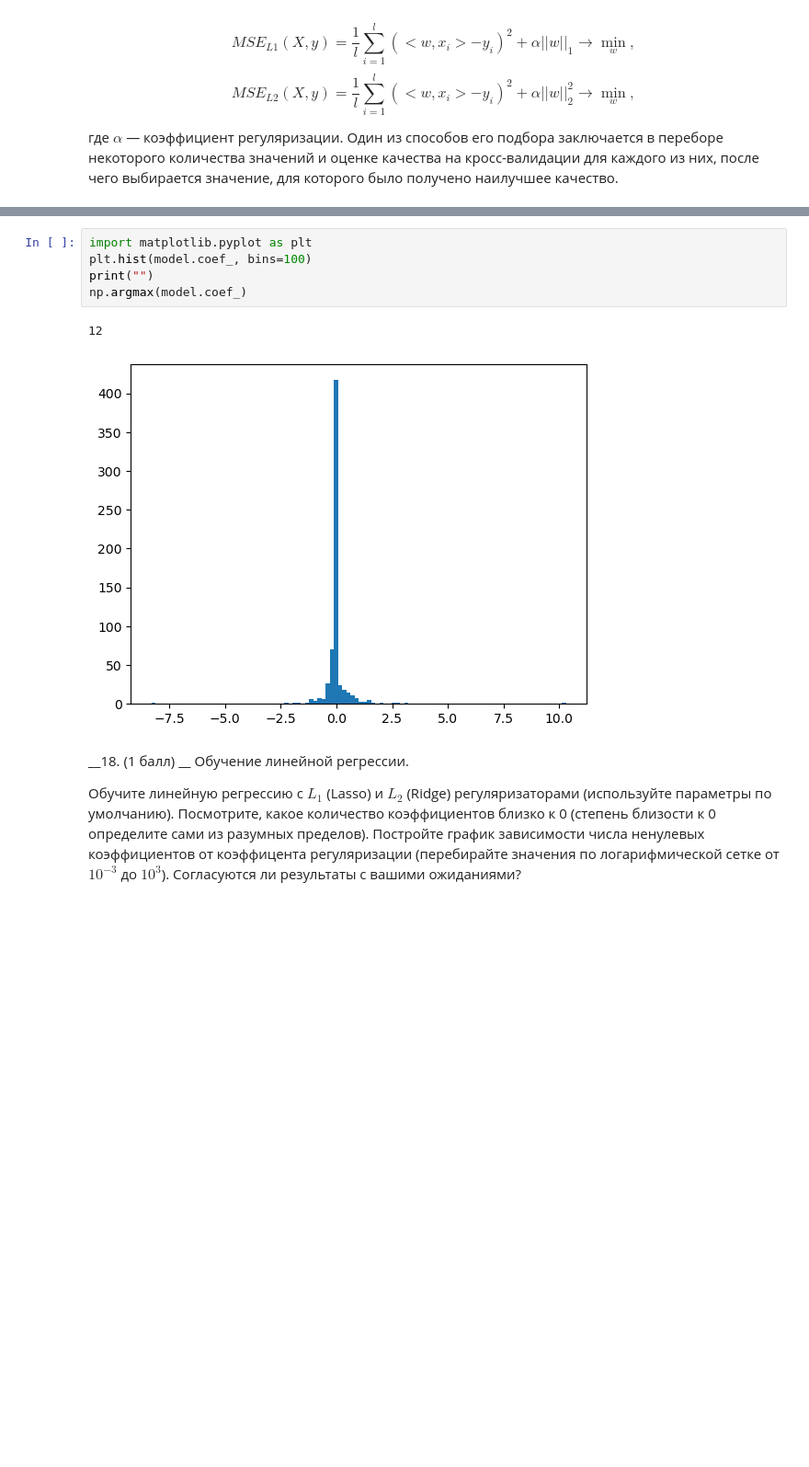
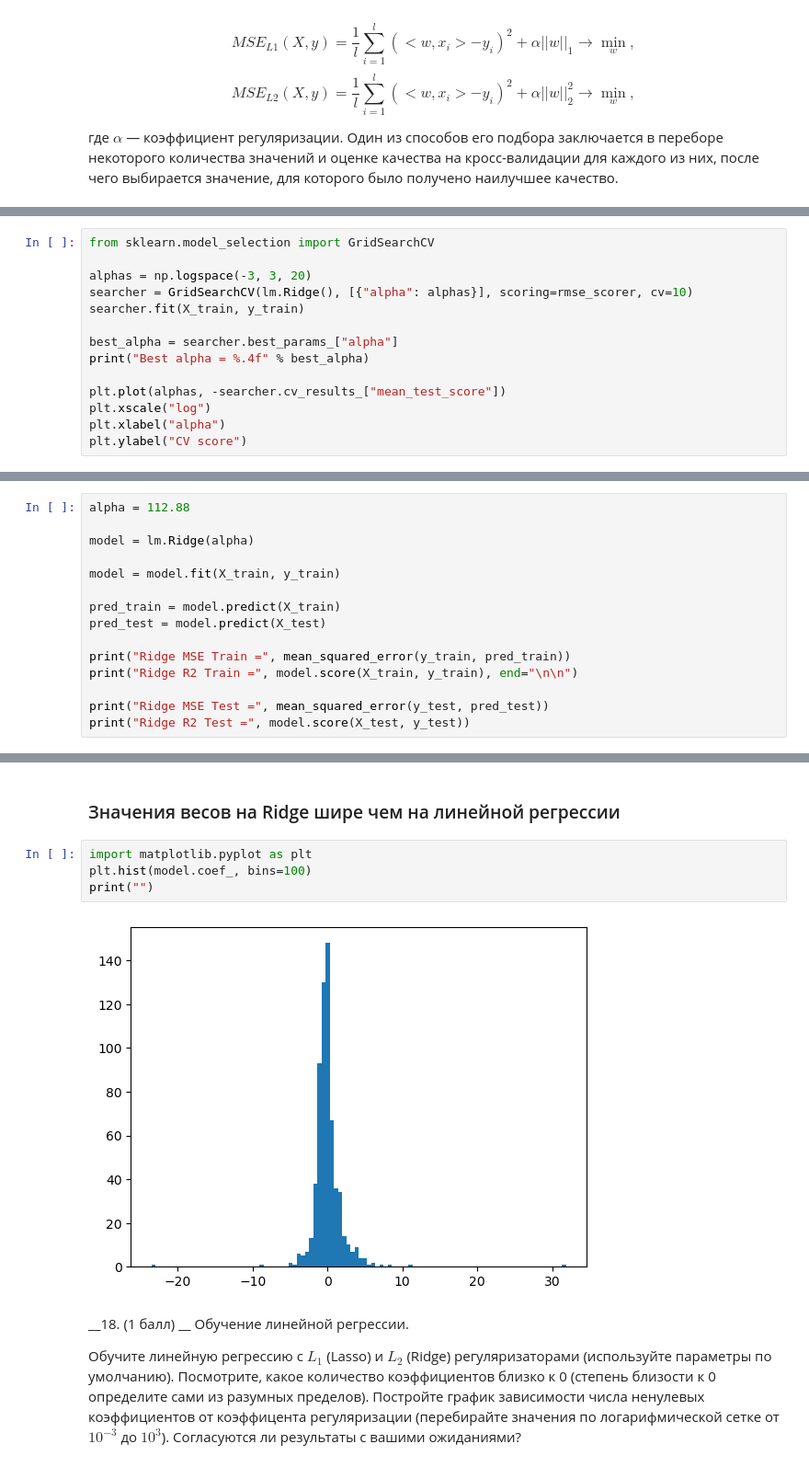
Before and after one commit to maksosKulikov/MachineLearning2023, a Jupyter notebook: homework2/homework-practice-02-linregr.ipynb, the cells around one changed output, grey strips where cells are left out. Shown at 92% size. Saved outputs shown, nothing was run; the diff lists cells and outputs as text; blank space fills up the shorter version.

```diff
--- a/homework2/homework-practice-02-linregr.ipynb
+++ b/homework2/homework-practice-02-linregr.ipynb
@@ -690,0 +728,14 @@ $$MSE_{L2}(X, y) = \frac{1}{l} \sum_{i=1}^l (<w, x_i> - y_i)^2 + \alpha ||w||_2^
+# %%
+from sklearn.model_selection import GridSearchCV
+
+alphas = np.logspace(-3, 3, 20)
+searcher = GridSearchCV(lm.Ridge(), [{"alpha": alphas}], scoring=rmse_scorer, cv=10)
+searcher.fit(X_train, y_train)
+
+best_alpha = searcher.best_params_["alpha"]
+print("Best alpha = %.4f" % best_alpha)
+
+plt.plot(alphas, -searcher.cv_results_["mean_test_score"])
+plt.xscale("log")
+plt.xlabel("alpha")
+plt.ylabel("CV score")
@@ -738,0 +770,15 @@ Ridge R2 Test = 0.06003286504280725
+# %%
+alpha = 112.88
+
+model = lm.Ridge(alpha)
+
+model = model.fit(X_train, y_train)
+
+pred_train = model.predict(X_train)
+pred_test = model.predict(X_test)
+
+print("Ridge MSE Train =", mean_squared_error(y_train, pred_train))
+print("Ridge R2 Train =", model.score(X_train, y_train), end="\n\n")
+
+print("Ridge MSE Test =", mean_squared_error(y_test, pred_test))
+print("Ridge R2 Test =", model.score(X_test, y_test))
@@ -739,11 +791,11 @@ Ridge R2 Test = 0.06003286504280725
+# %% [markdown]
+### Значения весов на Ridge шире чем на линейной регрессии
 # %%
 import matplotlib.pyplot as plt
 plt.hist(model.coef_, bins=100)
 print("")
-np.argmax(model.coef_)
 # %% [output]
-12
-[figure, old version]
+[figure, new version]
 # %% [markdown]
 __18. (1 балл) __ Обучение линейной регрессии.
 
```
Also changed, not shown: parts of 35 cells of this notebook.
